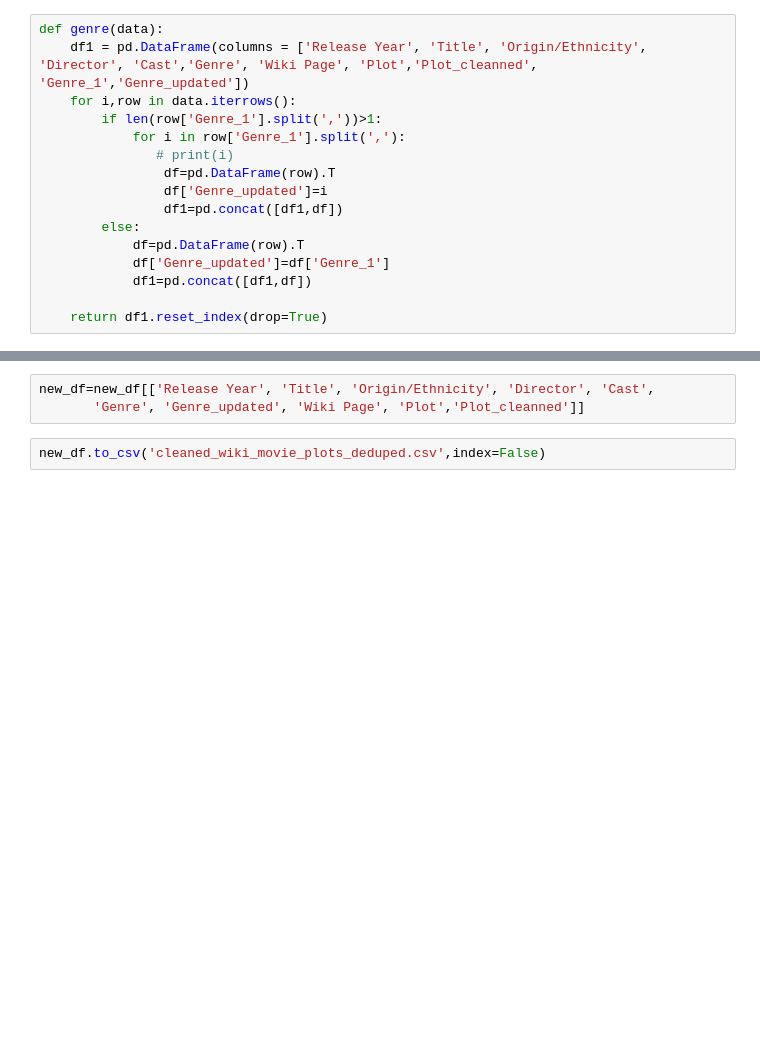
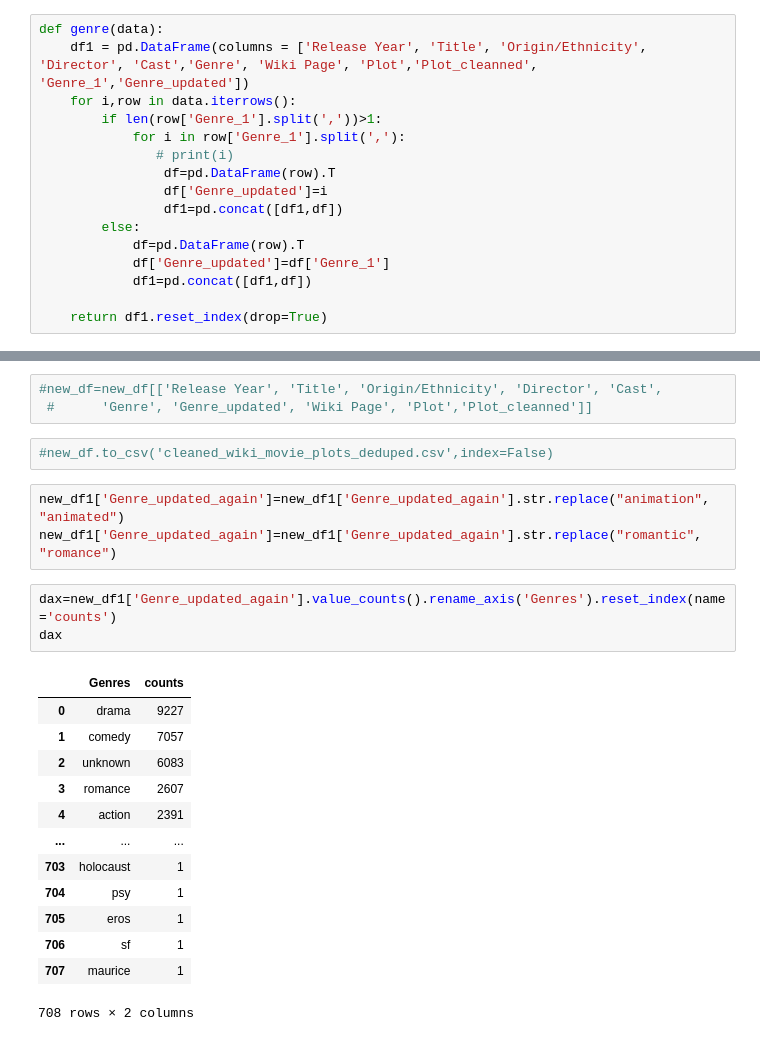
Before and after one commit to erickeagle/Wikipedia-Movies-Data-EDA-NLP-Redcommendation-System-, a Jupyter notebook: Cleaning_data.ipynb, the cells around one changed output, grey strips where cells are left out. Cells and saved outputs as stored; diff of their text form; blank space fills up the shorter version.

```diff
--- a/Cleaning_data.ipynb
+++ b/Cleaning_data.ipynb
@@ -195,5 +230,25 @@ Index(['Release Year', 'Title', 'Origin/Ethnicity', 'Director', 'Cast',
 # %%
-new_df=new_df[['Release Year', 'Title', 'Origin/Ethnicity', 'Director', 'Cast',
-       'Genre', 'Genre_updated', 'Wiki Page', 'Plot','Plot_cleanned']]
+#new_df=new_df[['Release Year', 'Title', 'Origin/Ethnicity', 'Director', 'Cast',
+ #      'Genre', 'Genre_updated', 'Wiki Page', 'Plot','Plot_cleanned']]
 # %%
-new_df.to_csv('cleaned_wiki_movie_plots_deduped.csv',index=False)
+#new_df.to_csv('cleaned_wiki_movie_plots_deduped.csv',index=False)
+# %%
+new_df1['Genre_updated_again']=new_df1['Genre_updated_again'].str.replace("animation", "animated")
+new_df1['Genre_updated_again']=new_df1['Genre_updated_again'].str.replace("romantic", "romance")
+# %%
+dax=new_df1['Genre_updated_again'].value_counts().rename_axis('Genres').reset_index(name='counts')
+dax
+# %% [output]
+|  | Genres | counts |
+| 0 | drama | 9227 |
+| 1 | comedy | 7057 |
+| 2 | unknown | 6083 |
+| 3 | romance | 2607 |
+| 4 | action | 2391 |
+| ... | ... | ... |
+| 703 | holocaust | 1 |
+| 704 | psy | 1 |
+| 705 | eros | 1 |
+| 706 | sf | 1 |
+| 707 | maurice | 1 |
+708 rows × 2 columns
```
Also changed, not shown: parts of 18 cells of this notebook, 2 other files.
